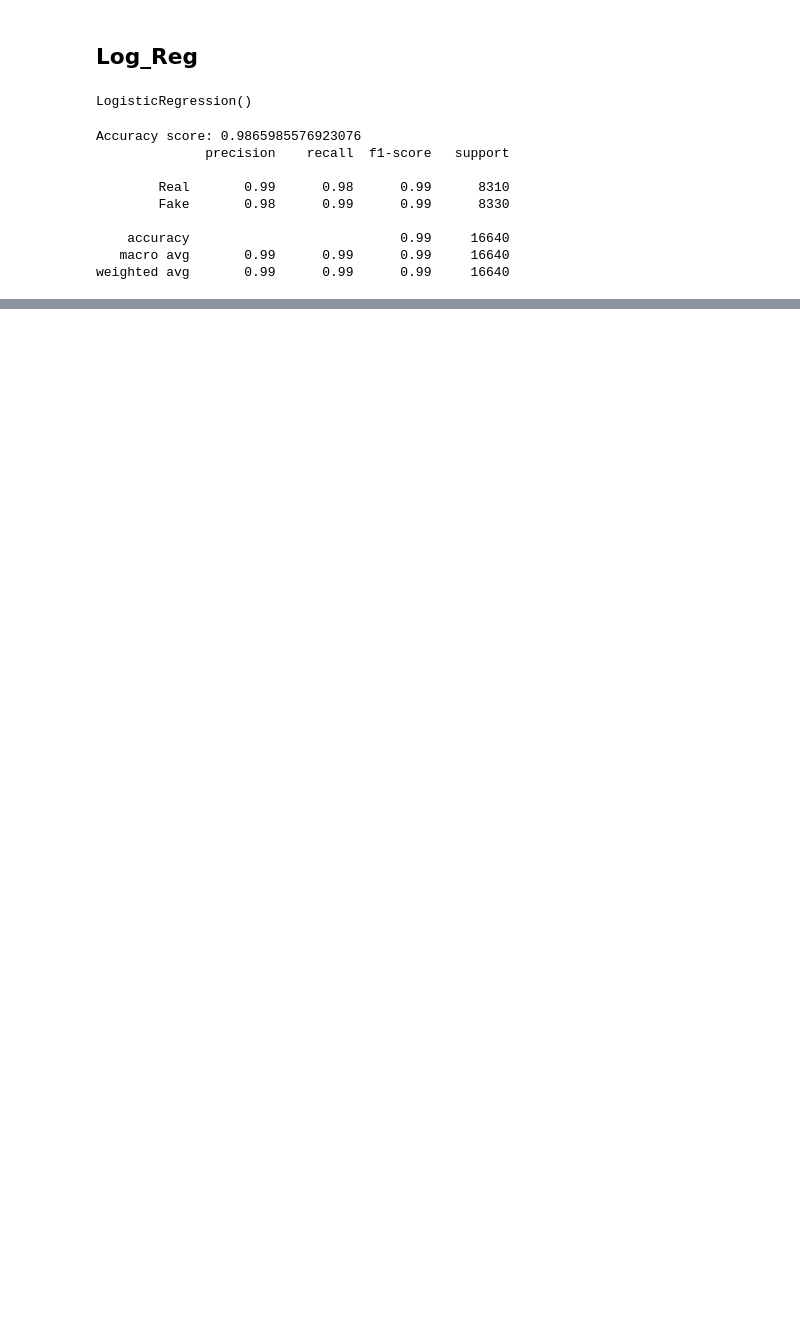
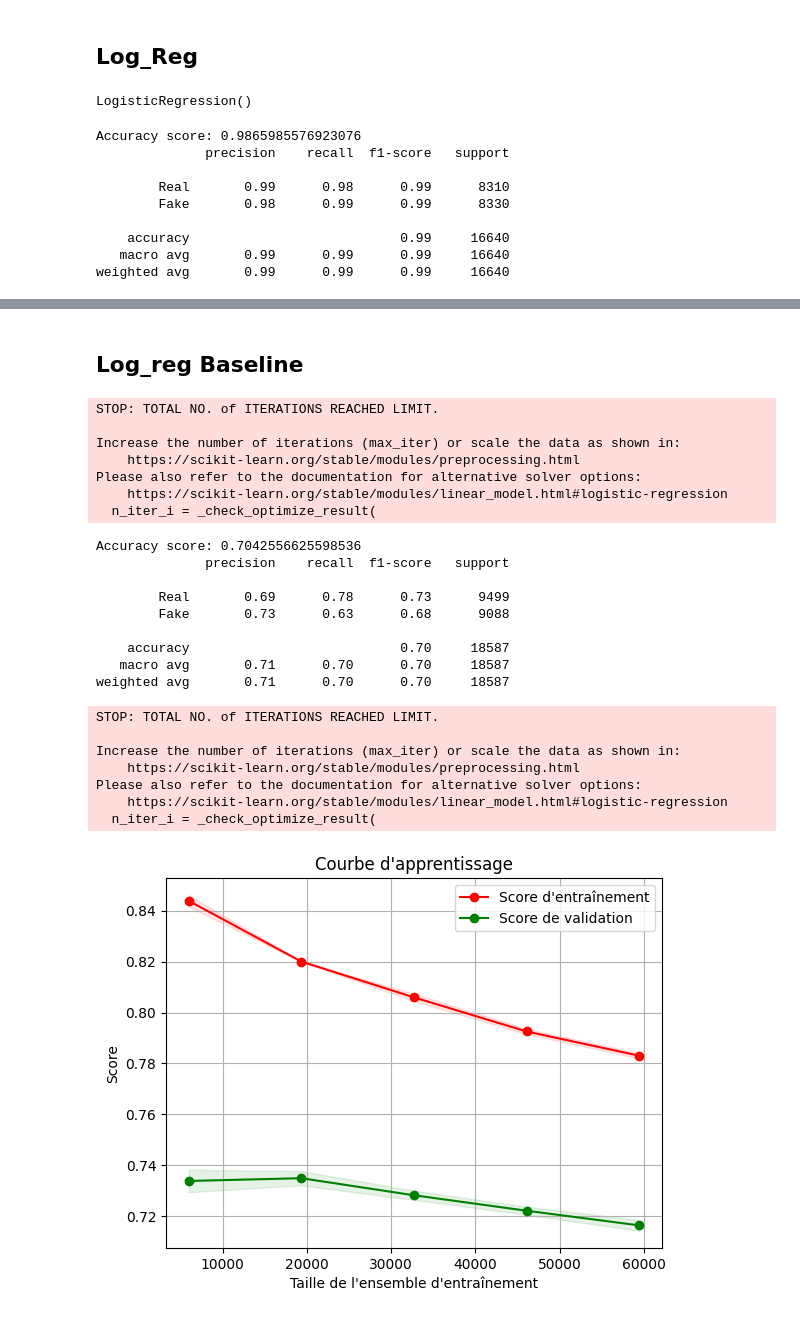
Before and after one commit to AliciaKairouani/Fake_news_detection, a Jupyter notebook: Notebook_model.ipynb, the cells around one changed output, grey strips where cells are left out. Cells and saved outputs as stored; diff of their text form; code cells hidden in the pictures; blank space fills up the shorter version.

```diff
--- a/Notebook_model.ipynb
+++ b/Notebook_model.ipynb
@@ -123,0 +342,2 @@ weighted avg       0.99      0.99      0.99     16640
+# %%
+tot_df['text_stem'] = tot_df['text'].apply(stemming)
@@ -123,0 +346,76 @@ weighted avg       0.99      0.99      0.99     16640
+# %%
+x5 = tot_df["text_stem"]
+y5 = tot_df["label"]
+# %%
+vectorizer = TfidfVectorizer()
+vectorizer.fit(x5)
+
+x5 = vectorizer.transform(x5)
+# %%
+x5_train,x5_test,y5_train,y5_test = train_test_split(x5,y5,test_size = 0.2, stratify=y5, random_state=2)
+# %% [markdown]
+## Log_reg Baseline
+# %%
+log_reg = LogisticRegression()
+log_reg.fit(x5_train, y5_train)
+
+# Prédire les étiquettes sur les données d'entraînement
+y5_train_predict = log_reg.predict(x5_test)
+
+# Calculer l'exactitude sur les données d'entraînement
+training_data_acc = accuracy_score(y5_test, y5_train_predict)
+print(f"Accuracy score: {training_data_acc}")
+
+# Afficher le rapport de classification
+target_names = ['Real', 'Fake']
+print(classification_report(y5_test, y5_train_predict, target_names=target_names))
+
+# Calculer la courbe d'apprentissage
+train_sizes, train_scores, val_scores = learning_curve(log_reg, x5_train, y5_train, cv=5, scoring='accuracy')
+
+# Calculer la moyenne et l'écart type des scores d'entraînement et de validation
+train_scores_mean = np.mean(train_scores, axis=1)
+train_scores_std = np.std(train_scores, axis=1)
+val_scores_mean = np.mean(val_scores, axis=1)
+val_scores_std = np.std(val_scores, axis=1)
+
+# Tracer la courbe d'apprentissage
+plt.figure()
+plt.title("Courbe d'apprentissage")
+plt.xlabel("Taille de l'ensemble d'entraînement")
+plt.ylabel("Score")
+plt.grid()
+
+plt.fill_between(train_sizes, train_scores_mean - train_scores_std, train_scores_mean + train_scores_std, alpha=0.1, color="r")
+plt.fill_between(train_sizes, val_scores_mean - val_scores_std, val_scores_mean + val_scores_std, alpha=0.1, color="g")
+
+plt.plot(train_sizes, train_scores_mean, 'o-', color="r", label="Score d'entraînement")
+plt.plot(train_sizes, val_scores_mean, 'o-', color="g", label="Score de validation")
+
+plt.legend(loc="best")
+plt.show()
+# %% [output]
+STOP: TOTAL NO. of ITERATIONS REACHED LIMIT.
+
+Increase the number of iterations (max_iter) or scale the data as shown in:
+    https://scikit-learn.org/stable/modules/preprocessing.html
+Please also refer to the documentation for alternative solver options:
+    https://scikit-learn.org/stable/modules/linear_model.html#logistic-regression
+  n_iter_i = _check_optimize_result(
+Accuracy score: 0.7042556625598536
+              precision    recall  f1-score   support
+
+        Real       0.69      0.78      0.73      9499
+        Fake       0.73      0.63      0.68      9088
+
+    accuracy                           0.70     18587
+   macro avg       0.71      0.70      0.70     18587
+weighted avg       0.71      0.70      0.70     18587
+STOP: TOTAL NO. of ITERATIONS REACHED LIMIT.
+
+Increase the number of iterations (max_iter) or scale the data as shown in:
+    https://scikit-learn.org/stable/modules/preprocessing.html
+Please also refer to the documentation for alternative solver options:
+    https://scikit-learn.org/stable/modules/linear_model.html#logistic-regression
+  n_iter_i = _check_optimize_result(
+[figure, added]
```
Also changed, not shown: parts of 56 cells of this notebook, 5 other files.
